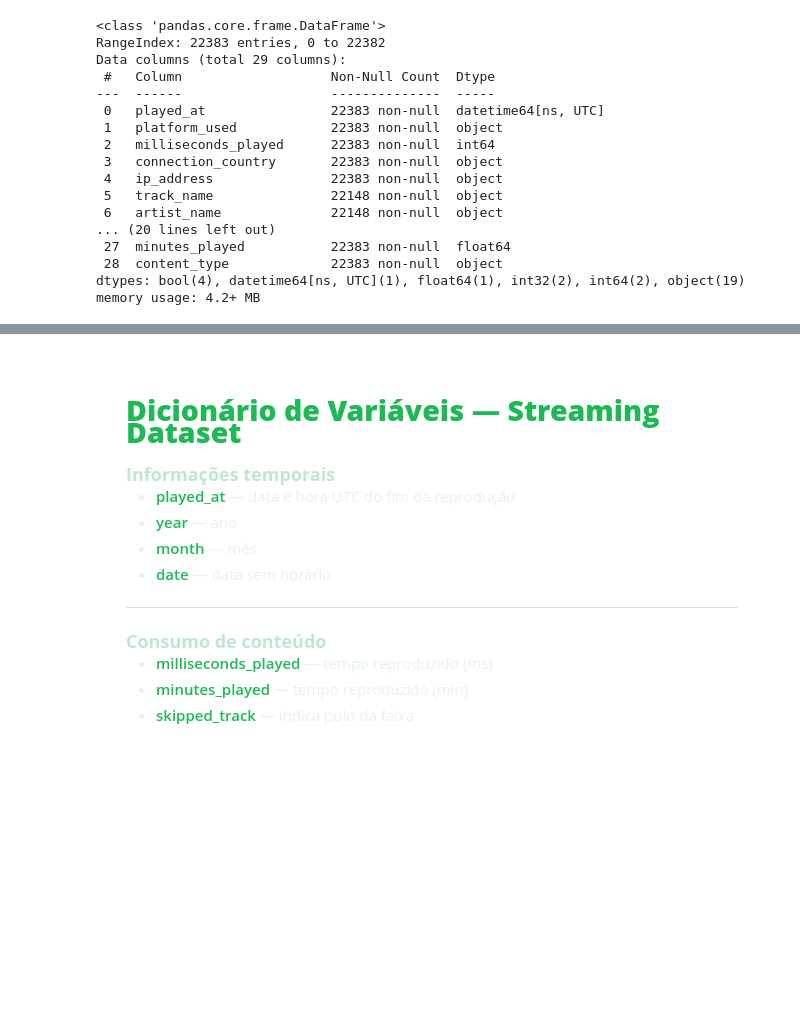
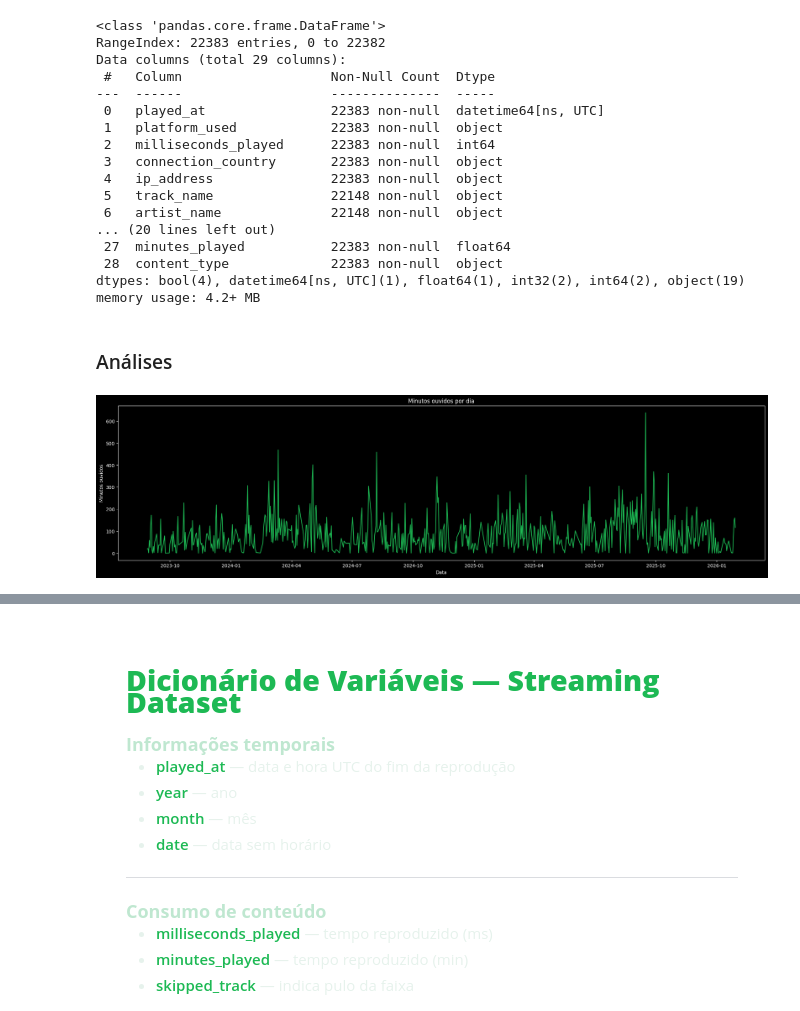
Before and after one commit to GuilhermeSouza122/atv_ciencia_dados, a Jupyter notebook: may/analise_descritiva.ipynb, the cells around one changed output, grey strips where cells are left out. Cells and saved outputs as stored; diff of their text form; code cells hidden in the pictures; blank space fills up the shorter version.

Commit message:
Adicionando visões - Análise Descritiva

```diff
--- a/may/analise_descritiva.ipynb
+++ b/may/analise_descritiva.ipynb
@@ -262,3 +262,31 @@ Data columns (total 29 columns):
  28  content_type             22383 non-null  object
 dtypes: bool(4), datetime64[ns, UTC](1), float64(1), int32(2), int64(2), object(19)
 memory usage: 4.2+ MB
+# %% [markdown]
+### Análises
+# %%
+import pandas as pd
+import matplotlib.pyplot as plt
+
+# garantir ordenação temporal
+df = df_audio.sort_values("played_at")
+
+# criar algumas colunas úteis
+df["hour"] = df["played_at"].dt.hour
+df["weekday"] = df["played_at"].dt.day_name()
+# %%
+# Consumo ao longo do tempo - Tendência
+plays_by_date = df.groupby("date")["minutes_played"].sum()
+
+plt.figure()
+plays_by_date.plot()
+plt.title("Minutos ouvidos por dia")
+plt.xlabel("Data")
+plt.ylabel("Minutos ouvidos")
+# deixar a largura do gráfico mais larga
+plt.gcf().set_size_inches(25, 6)
+# deixar a cor da linha #1DB954
+plt.gca().lines[0].set_color("#1DB954")
+plt.show()
+# %% [output]
+[figure, added]
```
Also changed, not shown: parts of 6 cells of this notebook.
